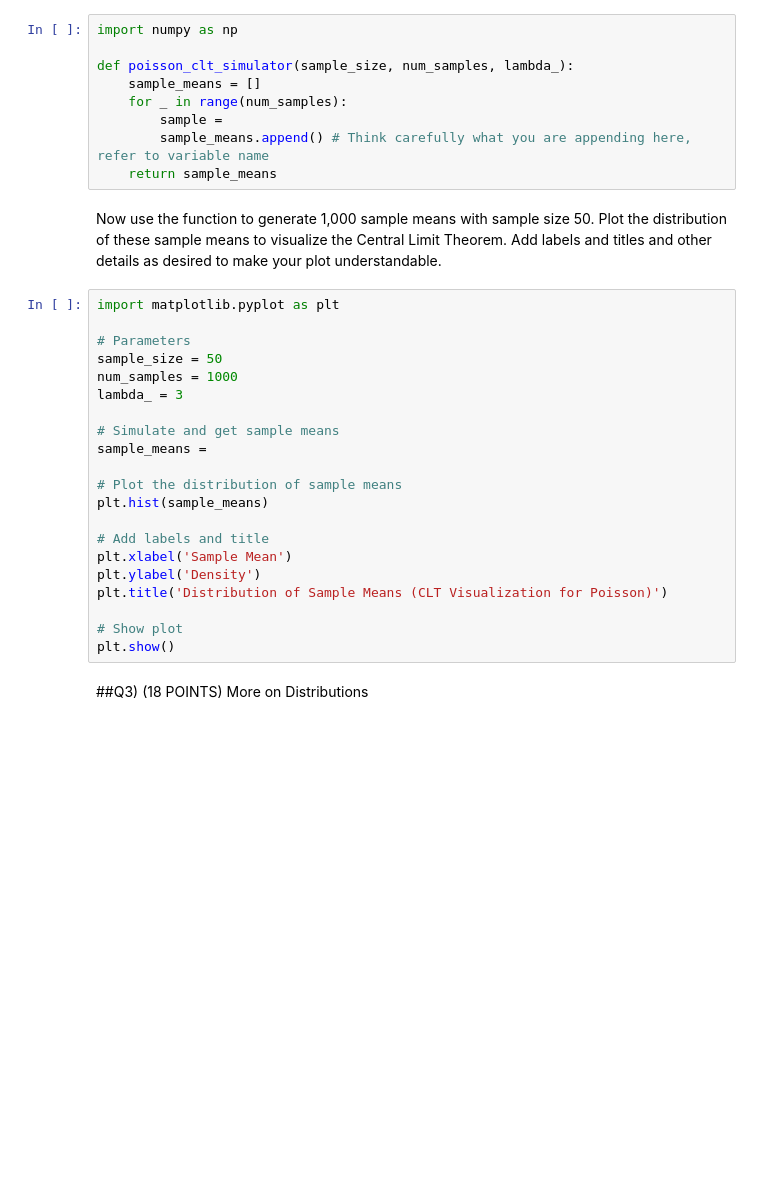
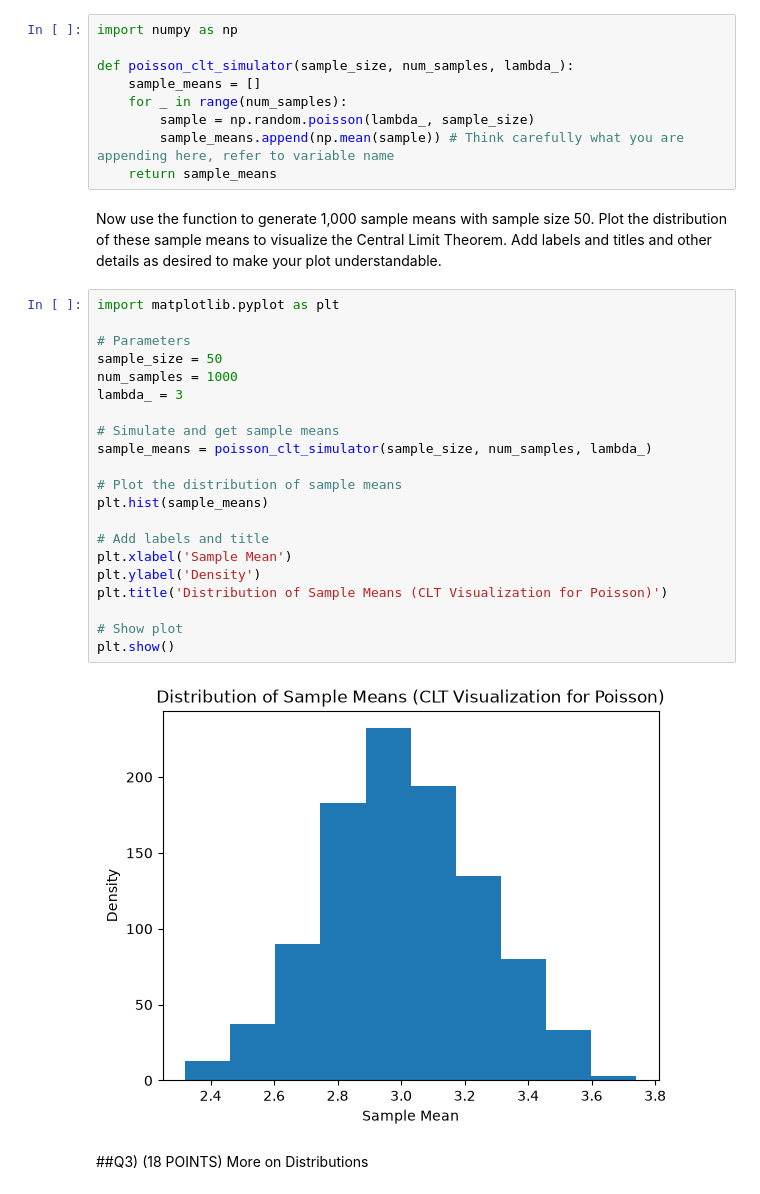
Before and after one commit to lukeadjei/CMSC320_HW1_sec0201_Git, a Jupyter notebook: HW2 - Brain Conditioning Stats/HW2_Fall2026.ipynb, the cells around one changed output. Saved outputs shown, nothing was run; the diff lists cells and outputs as text; blank space fills up the shorter version.

```diff
--- a/HW2 - Brain Conditioning Stats/HW2_Fall2026.ipynb
+++ b/HW2 - Brain Conditioning Stats/HW2_Fall2026.ipynb
@@ -256,32 +261,34 @@ import numpy as np
 def poisson_clt_simulator(sample_size, num_samples, lambda_):
     sample_means = []
     for _ in range(num_samples):
-        sample =
-        sample_means.append() # Think carefully what you are appending here, refer to variable name
+        sample = np.random.poisson(lambda_, sample_size)
+        sample_means.append(np.mean(sample)) # Think carefully what you are appending here, refer to variable name
     return sample_means
 # %% [markdown]
   Now use the function to generate 1,000 sample means with sample size 50. Plot the distribution of these sample means to visualize the Central Limit Theorem. Add labels and titles and other details as desired to make your plot understandable.
 # %%
 import matplotlib.pyplot as plt
 
 # Parameters
 sample_size = 50
 num_samples = 1000
 lambda_ = 3
 
 # Simulate and get sample means
-sample_means =
+sample_means = poisson_clt_simulator(sample_size, num_samples, lambda_)
 
 # Plot the distribution of sample means
 plt.hist(sample_means)
 
 # Add labels and title
 plt.xlabel('Sample Mean')
 plt.ylabel('Density')
 plt.title('Distribution of Sample Means (CLT Visualization for Poisson)')
 
 # Show plot
 plt.show()
+# %% [output]
+[figure, added]
 # %% [markdown]
 ##Q3) (18 POINTS) More on Distributions
 # %% [markdown]
```
Also changed, not shown: parts of 37 cells of this notebook, 2 other files.
